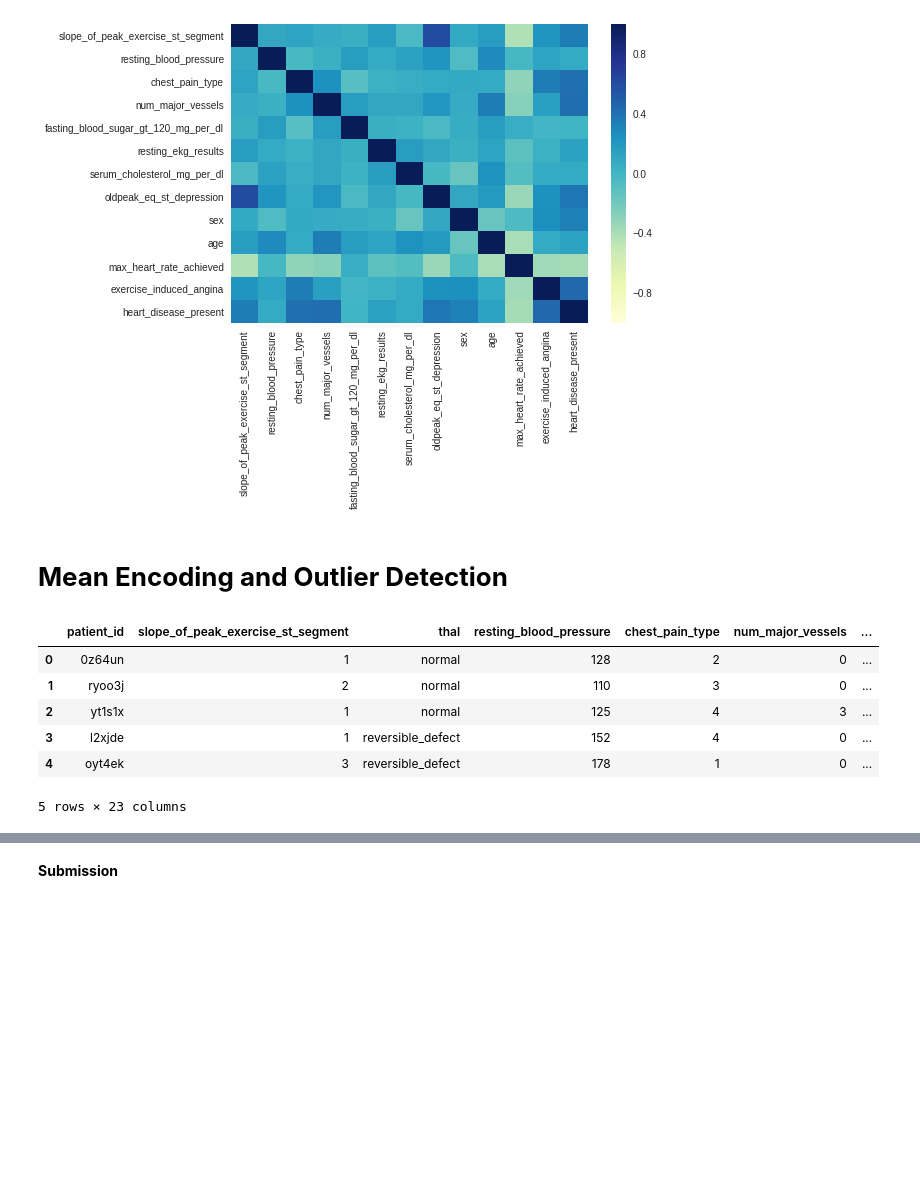
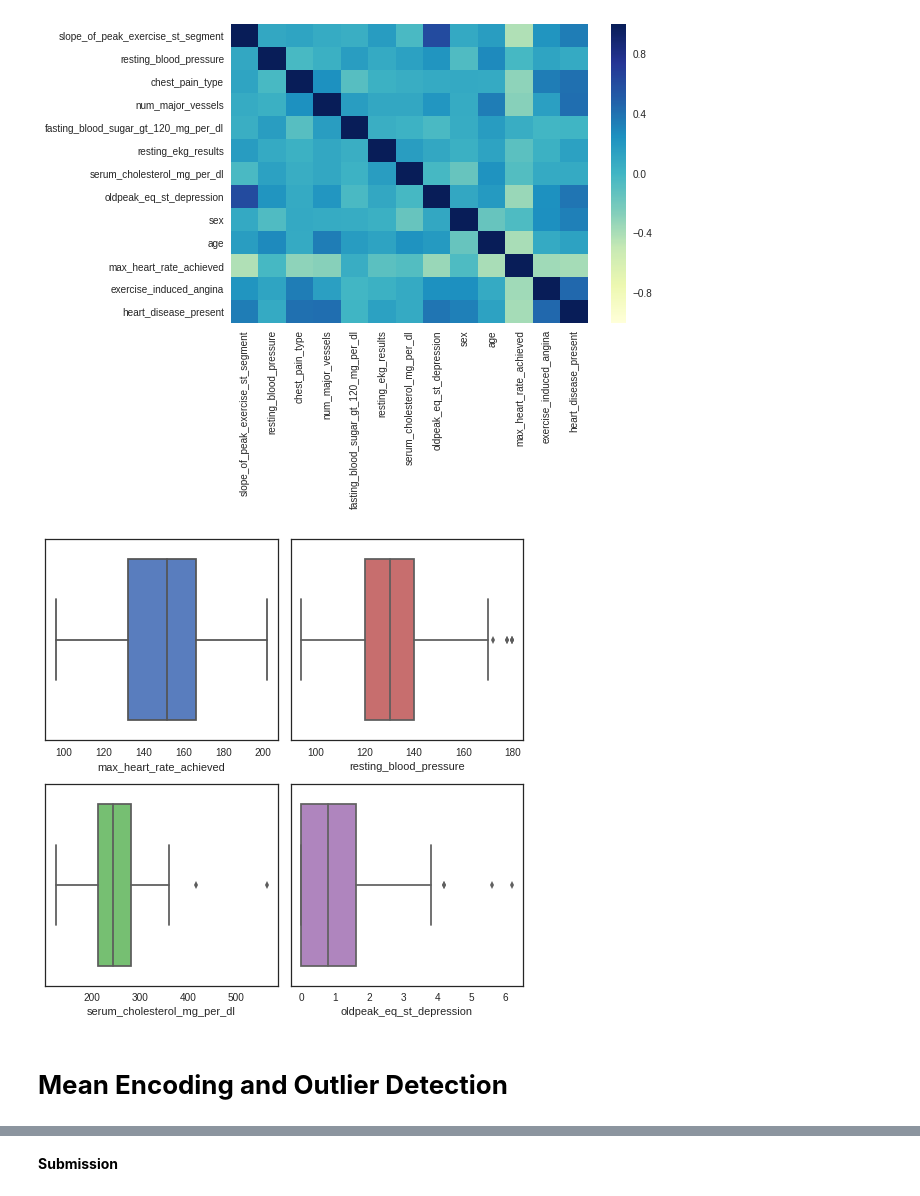
Before and after one commit to divyaprabha123/Machine-Learning-with-a-Heart, a Jupyter notebook: Heart_Disease.ipynb, the cells around one changed output, grey strips where cells are left out. Cells and saved outputs as stored; diff of their text form; code cells hidden in the pictures; blank space fills up the shorter version.

```diff
--- a/Heart_Disease.ipynb
+++ b/Heart_Disease.ipynb
@@ -47,6 +72,37 @@ sns.heatmap(train.corr(),cmap='YlGnBu')
 # %% [output]
 <matplotlib.axes._subplots.AxesSubplot at 0x...>
 [figure]
+# %%
+import numpy as np
+import seaborn as sns
+import matplotlib.pyplot as plt
+
+sns.set(style="white", palette="muted", color_codes=True)
+rs = np.random.RandomState(10)
+
+# Set up the matplotlib figure
+f, axes = plt.subplots(2, 2, figsize=(7, 7))
+#sns.despine(left=True)
+
+# Generate a random univariate dataset
+d = rs.normal(size=100)
+
+# Plot a simple histogram with binsize determined automatically
+sns.boxplot(train["max_heart_rate_achieved"], color="b", ax=axes[0, 0])
+
+# Plot a kernel density estimate and rug plot
+sns.boxplot(train["resting_blood_pressure"], color="r", ax=axes[0, 1])
+
+# Plot a filled kernel density estimate
+sns.boxplot(train["serum_cholesterol_mg_per_dl"], color="g", ax=axes[1, 0])
+
+# Plot a historgram and kernel density estimate
+sns.boxplot(train["oldpeak_eq_st_depression"], color="m", ax=axes[1, 1])
+
+plt.setp(axes, yticks=[])
+plt.tight_layout()
+# %% [output]
+[figure, added]
 # %% [markdown]
 # **Mean Encoding and Outlier Detection**
 # %%
@@ -74,11 +130 @@ X_train, X_val, y_train, y_val = train_test_split(X, y, test_size=0.33, random_s
-# %%
-train.head()
-# %% [output]
-|  | patient_id | slope_of_peak_exercise_st_segment | thal | resting_blood_pressure | chest_pain_type | num_major_vessels | ... |
-| 0 | 0z64un | 1 | normal | 128 | 2 | 0 | ... |
-| 1 | ryoo3j | 2 | normal | 110 | 3 | 0 | ... |
-| 2 | yt1s1x | 1 | normal | 125 | 4 | 3 | ... |
-| 3 | l2xjde | 1 | reversible_defect | 152 | 4 | 0 | ... |
-| 4 | oyt4ek | 3 | reversible_defect | 178 | 1 | 0 | ... |
-5 rows × 23 columns
 # %%
```
Also changed, not shown: parts of 12 cells of this notebook.
